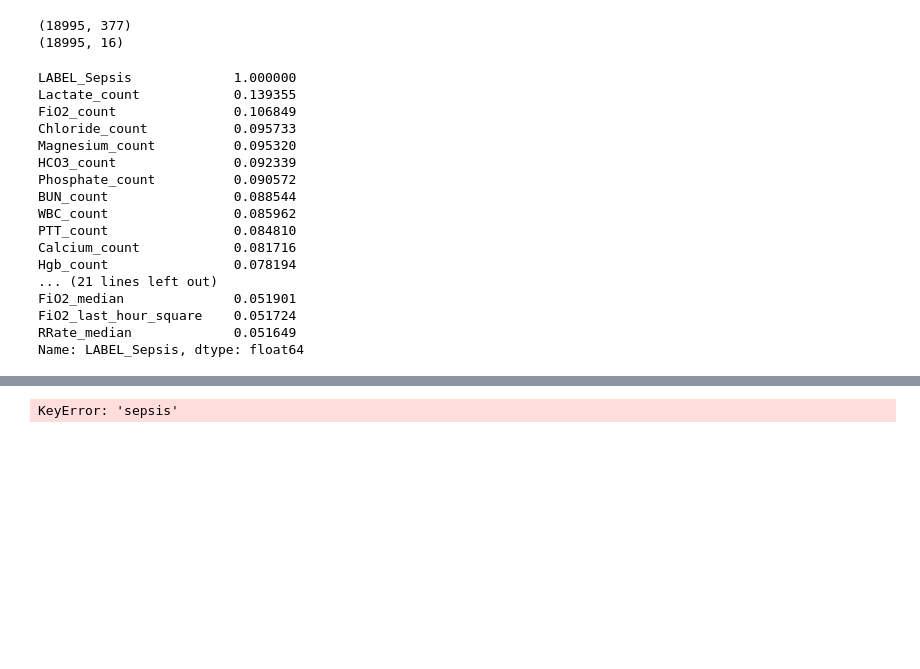
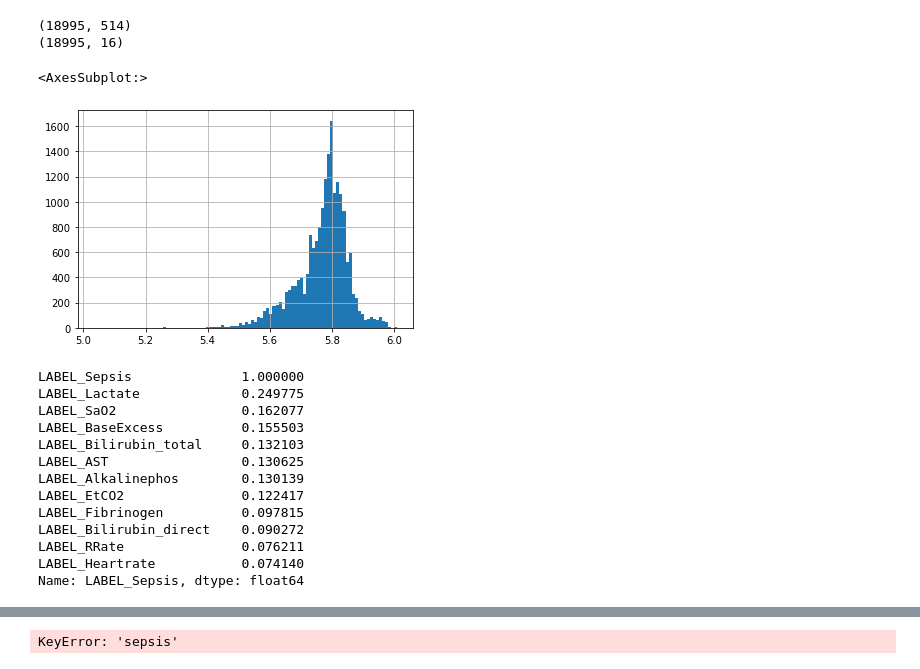
Before and after one commit to timothelaborie/introml, a Jupyter notebook: task2/featureselection.ipynb, the cells around one changed output, grey strips where cells are left out. Cells and saved outputs as stored; diff of their text form; code cells hidden in the pictures; blank space fills up the shorter version.

```diff
--- a/task2/featureselection.ipynb
+++ b/task2/featureselection.ipynb
@@ -13,7 +13,7 @@ from sklearn.linear_model import LinearRegression
 from sklearn.feature_selection import RFE
 from sklearn.linear_model import RidgeCV, LassoCV, Ridge, Lasso
 #Loading the dataset
-X = pd.read_csv("train_features_imputed_normalized.csv")
+X = pd.read_csv("train_features_improved.csv")
 # X_small = np.array(df1.iloc[:, :].values,  dtype=float)[::12]
 # X = np.array(df1.iloc[:, :].values,  dtype=float)
 # df = pd.DataFrame(X, columns = df1.columns)
@@ -24,8 +24,14 @@ Y = pd.read_csv("train_labels.csv")
 print(X.shape)
 print(Y.shape)
 # %% [output]
-(18995, 377)
+(18995, 514)
 (18995, 16)
+# %%
+# X["0"].hist(bins=100)
+np.log(X["0"]).hist(bins=100)
+# %% [output]
+<AxesSubplot:>
+[figure, added]
 # %%
 for label in ['LABEL_Sepsis']:
 # for label in ['LABEL_BaseExcess']:
@@ -34,7 +40,8 @@ for label in ['LABEL_Sepsis']:
     X[label] = Y[label]
     # X = X.drop(label,1)   #Feature Matrix
     # y = X[label]          #Target Variable
-    cor = X.corr()
+    # cor = X.corr()
+    cor = Y.corr()
     #Correlation with output variable
     cor_target = abs(cor[label])
     #Selecting highly correlated features
@@ -49,22 +56,18 @@ for label in ['LABEL_Sepsis']:
 # df.head()
 # print(df.shape)
 # %% [output]
-LABEL_Sepsis             1.000000
-Lactate_count            0.139355
-FiO2_count               0.106849
-Chloride_count           0.095733
-Magnesium_count          0.095320
-HCO3_count               0.092339
-Phosphate_count          0.090572
-BUN_count                0.088544
-WBC_count                0.085962
-PTT_count                0.084810
-Calcium_count            0.081716
-Hgb_count                0.078194
-... (21 lines left out)
-FiO2_median              0.051901
-FiO2_last_hour_square    0.051724
-RRate_median             0.051649
+LABEL_Sepsis              1.000000
+LABEL_Lactate             0.249775
+LABEL_SaO2                0.162077
+LABEL_BaseExcess          0.155503
+LABEL_Bilirubin_total     0.132103
+LABEL_AST                 0.130625
+LABEL_Alkalinephos        0.130139
+LABEL_EtCO2               0.122417
+LABEL_Fibrinogen          0.097815
+LABEL_Bilirubin_direct    0.090272
+LABEL_RRate               0.076211
+LABEL_Heartrate           0.074140
 Name: LABEL_Sepsis, dtype: float64
 # %%
 from sklearn.feature_selection import mutual_info_regression
```
Also changed, not shown: parts of 1 cell of this notebook, 6 other files.
